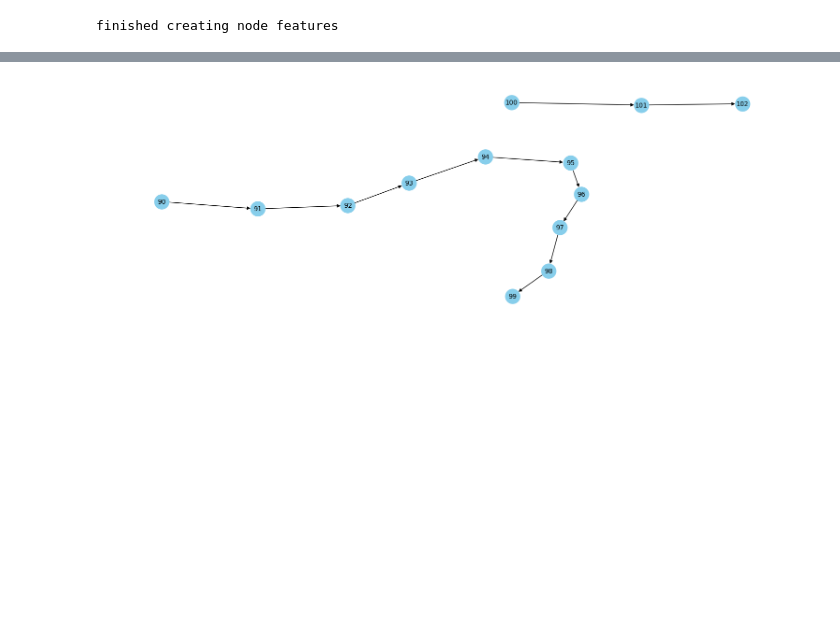
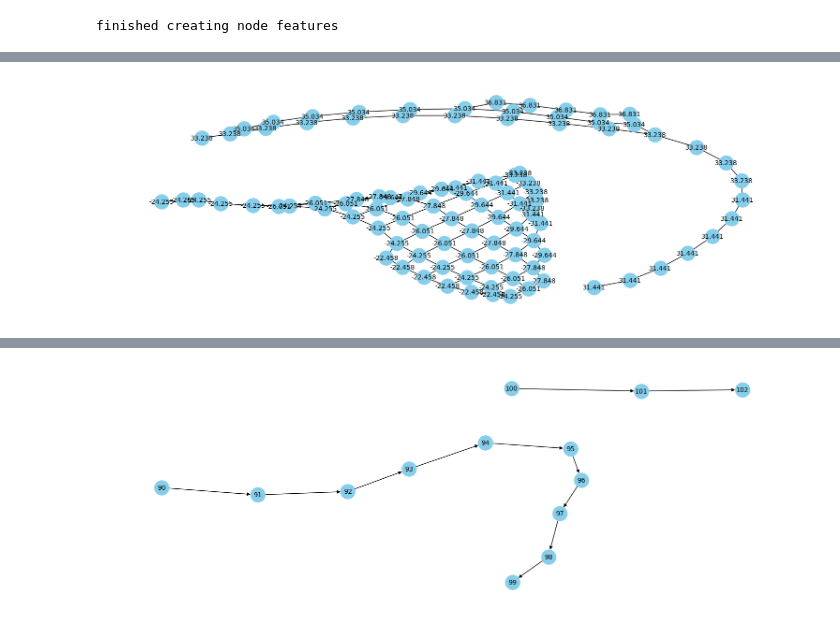
Before and after one commit to RoyZhaoGA/DroughtForecastAI, a Jupyter notebook: Spatial_GNNDroughtPrediction200k.ipynb, the cells around one changed output, grey strips where cells are left out. Drawn from its saved outputs; the diff is of its cells as text; code cells hidden in the pictures; blank space fills up the shorter version.

```diff
--- a/Spatial_GNNDroughtPrediction200k.ipynb
+++ b/Spatial_GNNDroughtPrediction200k.ipynb
@@ -74,7 +139,7 @@ Spatial_graph = nx.Graph()
 # %%
 # Add nodes with features
-for index, row in ten_month_dataset.iterrows():
-    Spatial_graph.add_node(index, **row[['Lat', 'Lon', 'temperature_2m', 'temperature_2m_min',
+for index, row in sort_processed_dataset.iterrows():
+    Spatial_temporal_graph.add_node(index, **row[['Lat', 'Lon', 'temperature_2m', 'temperature_2m_min',
                              'temperature_2m_max', 'dewpoint_temperature_2m', 'total_precipitation_sum',
                              'total_precipitation_min', 'total_precipitation_max', 'u_component_of_wind_10m',
                              'v_component_of_wind_10m', 'surface_net_solar_radiation_sum',
@@ -106,0 +152,38 @@ for i, row_i in ten_month_dataset.iterrows():
+# %%
+unique_list_of_months = list(set(sort_processed_dataset["Month"]))
+unique_list_of_months.sort()
+unique_list_of_months
+# %%
+#Create Spatial Edges
+total_index=0
+
+for month in unique_list_of_months:
+  dataset_subset = sort_processed_dataset[sort_processed_dataset["Month"] == month]
+  curLon = 0
+  curLat = 0
+  prevNode = 0
+
+  #Add east-west edges
+  dataset_subset = dataset_subset.sort_values(by=['Lat','Lon'])
+
+  for i, row_i in dataset_subset.iterrows():
+    if curLat == row_i["Lat"]:
+      Spatial_temporal_graph.add_edge(prevNode, i+total_index)
+      prevNode = i+total_index
+    else:
+      curLat = row_i["Lat"]
+      prevNode = i+total_index
+
+  #Add north-south edges
+  dataset_subset = dataset_subset.sort_values(by=['Lon','Lat'])
+
+  for i, row_i in dataset_subset.iterrows():
+    if curLat == row_i["Lon"]:
+      Spatial_temporal_graph.add_edge(prevNode, i+total_index)
+      prevNode = i+total_index
+    else:
+      curLat = row_i["Lon"]
+      prevNode = i+total_index
+
+  total_index = len(dataset_subset) + total_index
+  print("nodes processed: " + str(total_index))
@@ -106,0 +208,4 @@ for i, row_i in ten_month_dataset.iterrows():
+# %%
+display_a_to_b_nodes(Spatial_temporal_graph, 800, 900, "Lat")
+# %% [output]
+[figure, added]
```
Also changed, not shown: parts of 16 cells of this notebook.
